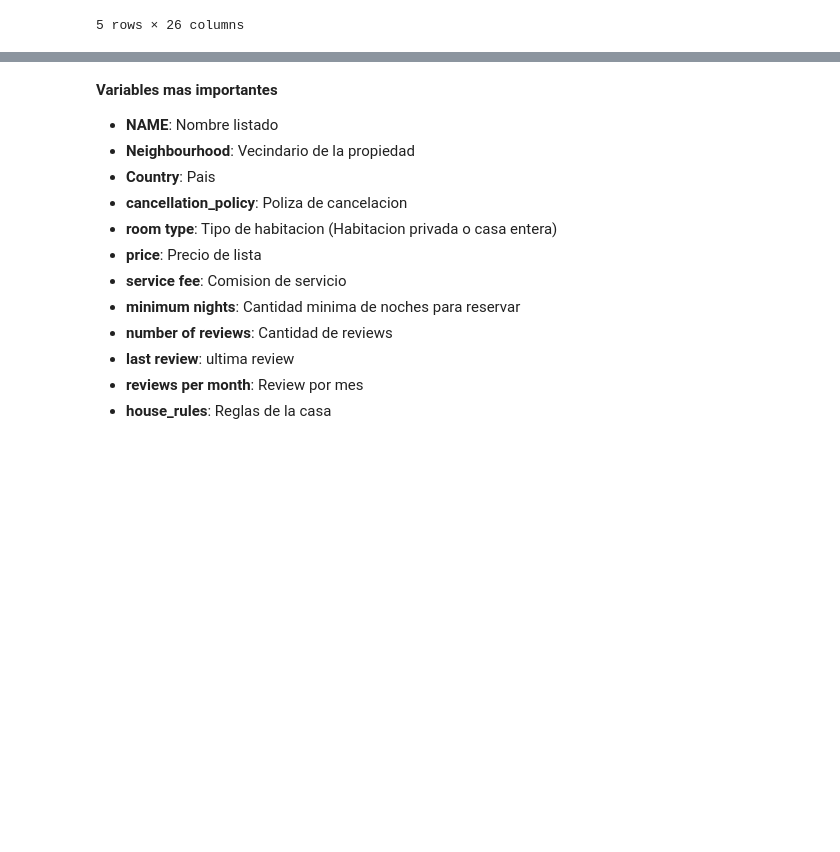
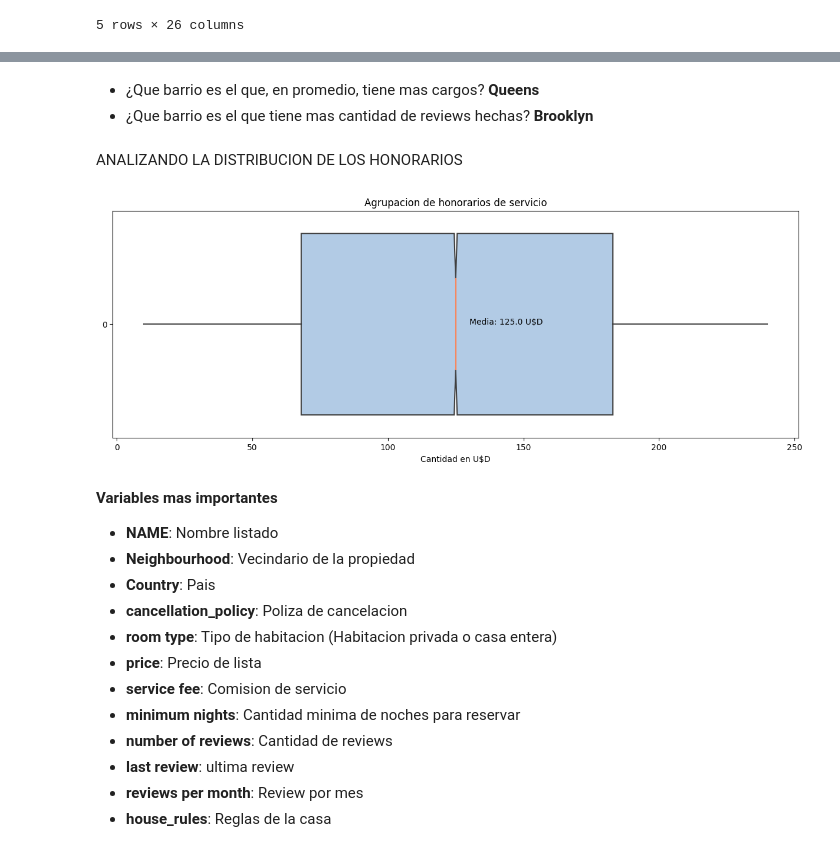
Before and after one commit to Jmgaz/Desaf-o_1_Data_Science, a Jupyter notebook: Desafio2.ipynb, the cells around one changed output, grey strips where cells are left out. Drawn from its saved outputs; the diff is of its cells as text; code cells hidden in the pictures; blank space fills up the shorter version.

```diff
--- a/Desafio2.ipynb
+++ b/Desafio2.ipynb
@@ -85,3 +128,23 @@ sns.catplot(data=comisionPorBarrio,x='neighbourhood group',y='service fee',kind=
+# %% [markdown]
+- ¿Que barrio es el que, en promedio, tiene mas cargos? **Queens**
+- ¿Que barrio es el que tiene mas cantidad de reviews hechas? **Brooklyn**
+# %% [markdown]
+ANALIZANDO LA DISTRIBUCION DE LOS HONORARIOS
+# %%
+f, (ax1) = plt.subplots(figsize=(15,5))
+
+median = 'Media: ' + str(df['service fee'].median()) + ' U$D'
+
+sns.boxplot(data=df['service fee'],notch=True, showcaps=False,flierprops={"marker": "x"},
+    boxprops={"facecolor": (.4, .6, .8, .5)},
+    medianprops={"color": "coral"},orient='h')
+ax1.annotate(text=median, xy=(130,-0.0))
+ax1.set_title('Agrupacion de honorarios de servicio')
+ax1.set_xlabel('Cantidad en U$D')
+
+plt.show()
+# %% [output]
+[figure, added]
 # %% [markdown]
 **Variables mas importantes**
 
```
Also changed, not shown: parts of 8 cells of this notebook.
